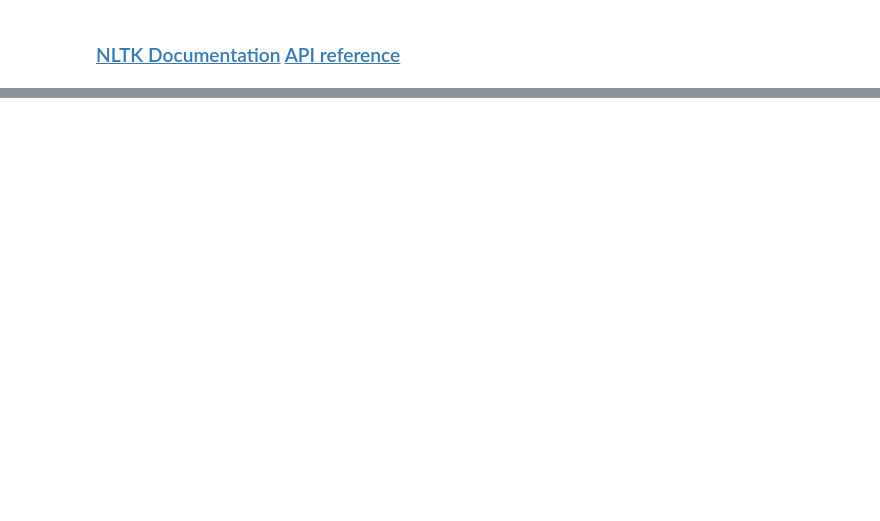
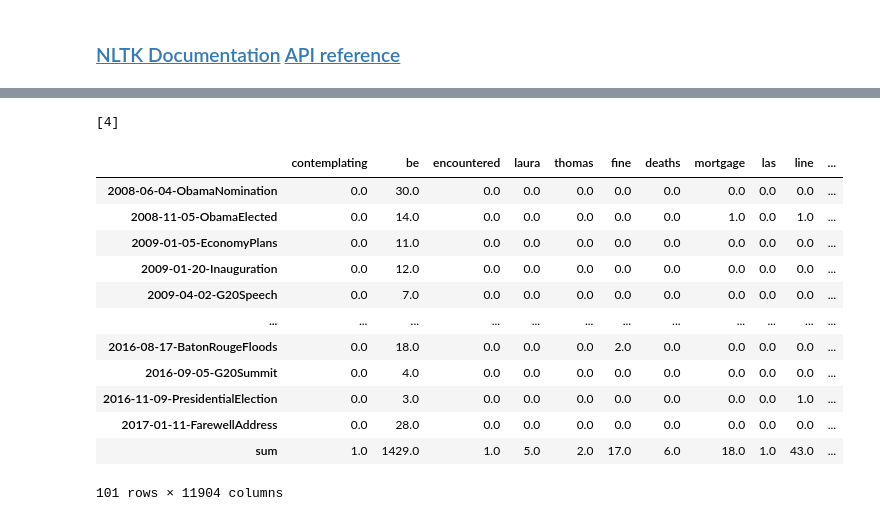
Before and after one commit to pday2/ObamaNLP, a Jupyter notebook: correspondenceAnalysis.ipynb, the cells around one changed output, grey strips where cells are left out. Cells and saved outputs as stored; diff of their text form; code cells hidden in the pictures; blank space fills up the shorter version.

```diff
--- a/correspondenceAnalysis.ipynb
+++ b/correspondenceAnalysis.ipynb
@@ -99,0 +134,6 @@ dict(freqlist)
+# %%
+# total count of 'deepwater' should be 4 from one speech
+word = 'deepwater'
+[vectr[words.index(word)] for vectr in counts if vectr[words.index(word)]>0]
+# %% [output]
+[4]
@@ -99,0 +146,16 @@ dict(freqlist)
+# %%
+conttab
+# %% [output]
+|  | contemplating | be | encountered | laura | thomas | fine | deaths | mortgage | las | line | ... |
+| 2008-06-04-ObamaNomination | 0.0 | 30.0 | 0.0 | 0.0 | 0.0 | 0.0 | 0.0 | 0.0 | 0.0 | 0.0 | ... |
+| 2008-11-05-ObamaElected | 0.0 | 14.0 | 0.0 | 0.0 | 0.0 | 0.0 | 0.0 | 1.0 | 0.0 | 1.0 | ... |
+| 2009-01-05-EconomyPlans | 0.0 | 11.0 | 0.0 | 0.0 | 0.0 | 0.0 | 0.0 | 0.0 | 0.0 | 0.0 | ... |
+| 2009-01-20-Inauguration | 0.0 | 12.0 | 0.0 | 0.0 | 0.0 | 0.0 | 0.0 | 0.0 | 0.0 | 0.0 | ... |
+| 2009-04-02-G20Speech | 0.0 | 7.0 | 0.0 | 0.0 | 0.0 | 0.0 | 0.0 | 0.0 | 0.0 | 0.0 | ... |
+| ... | ... | ... | ... | ... | ... | ... | ... | ... | ... | ... | ... |
+| 2016-08-17-BatonRougeFloods | 0.0 | 18.0 | 0.0 | 0.0 | 0.0 | 2.0 | 0.0 | 0.0 | 0.0 | 0.0 | ... |
+| 2016-09-05-G20Summit | 0.0 | 4.0 | 0.0 | 0.0 | 0.0 | 0.0 | 0.0 | 0.0 | 0.0 | 0.0 | ... |
+| 2016-11-09-PresidentialElection | 0.0 | 3.0 | 0.0 | 0.0 | 0.0 | 0.0 | 0.0 | 0.0 | 0.0 | 1.0 | ... |
+| 2017-01-11-FarewellAddress | 0.0 | 28.0 | 0.0 | 0.0 | 0.0 | 0.0 | 0.0 | 0.0 | 0.0 | 0.0 | ... |
+| sum | 1.0 | 1429.0 | 1.0 | 5.0 | 2.0 | 17.0 | 6.0 | 18.0 | 1.0 | 43.0 | ... |
+101 rows × 11904 columns
```
Also changed, not shown: parts of 36 cells of this notebook, 7 other files.
